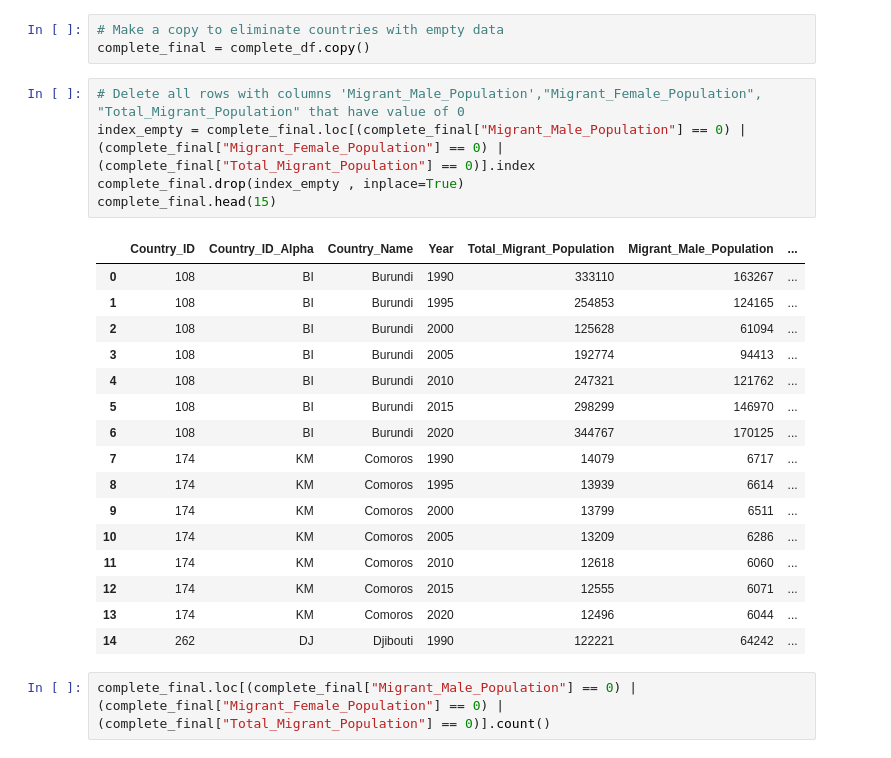
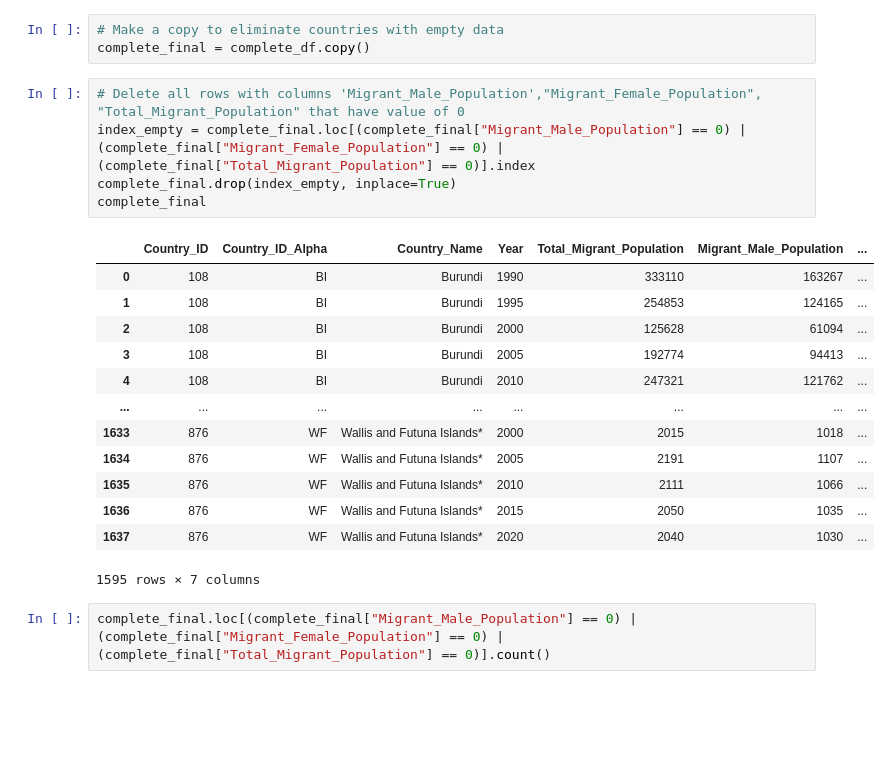
Before and after one commit to pavlarsen/Final_Project, a Jupyter notebook: data_preprocessing_part1.ipynb, the cells around one changed output. Saved outputs shown, nothing was run; the diff lists cells and outputs as text; blank space fills up the shorter version.

```diff
--- a/data_preprocessing_part1.ipynb
+++ b/data_preprocessing_part1.ipynb
@@ -199,25 +199,22 @@ complete_final = complete_df.copy()
 # %%
 # Delete all rows with columns 'Migrant_Male_Population',"Migrant_Female_Population", "Total_Migrant_Population" that have value of 0
 index_empty = complete_final.loc[(complete_final["Migrant_Male_Population"] == 0) | (complete_final["Migrant_Female_Population"] == 0) | (complete_final["Total_Migrant_Population"] == 0)].index
-complete_final.drop(index_empty , inplace=True)
-complete_final.head(15)
+complete_final.drop(index_empty, inplace=True)
+complete_final
 # %% [output]
 |  | Country_ID | Country_ID_Alpha | Country_Name | Year | Total_Migrant_Population | Migrant_Male_Population | ... |
 | 0 | 108 | BI | Burundi | 1990 | 333110 | 163267 | ... |
 | 1 | 108 | BI | Burundi | 1995 | 254853 | 124165 | ... |
 | 2 | 108 | BI | Burundi | 2000 | 125628 | 61094 | ... |
 | 3 | 108 | BI | Burundi | 2005 | 192774 | 94413 | ... |
 | 4 | 108 | BI | Burundi | 2010 | 247321 | 121762 | ... |
-| 5 | 108 | BI | Burundi | 2015 | 298299 | 146970 | ... |
-| 6 | 108 | BI | Burundi | 2020 | 344767 | 170125 | ... |
-| 7 | 174 | KM | Comoros | 1990 | 14079 | 6717 | ... |
-| 8 | 174 | KM | Comoros | 1995 | 13939 | 6614 | ... |
-| 9 | 174 | KM | Comoros | 2000 | 13799 | 6511 | ... |
-| 10 | 174 | KM | Comoros | 2005 | 13209 | 6286 | ... |
-| 11 | 174 | KM | Comoros | 2010 | 12618 | 6060 | ... |
-| 12 | 174 | KM | Comoros | 2015 | 12555 | 6071 | ... |
-| 13 | 174 | KM | Comoros | 2020 | 12496 | 6044 | ... |
-| 14 | 262 | DJ | Djibouti | 1990 | 122221 | 64242 | ... |
+| ... | ... | ... | ... | ... | ... | ... | ... |
+| 1633 | 876 | WF | Wallis and Futuna Islands* | 2000 | 2015 | 1018 | ... |
+| 1634 | 876 | WF | Wallis and Futuna Islands* | 2005 | 2191 | 1107 | ... |
+| 1635 | 876 | WF | Wallis and Futuna Islands* | 2010 | 2111 | 1066 | ... |
+| 1636 | 876 | WF | Wallis and Futuna Islands* | 2015 | 2050 | 1035 | ... |
+| 1637 | 876 | WF | Wallis and Futuna Islands* | 2020 | 2040 | 1030 | ... |
+1595 rows × 7 columns
 # %%
 complete_final.loc[(complete_final["Migrant_Male_Population"] == 0) | (complete_final["Migrant_Female_Population"] == 0) | (complete_final["Total_Migrant_Population"] == 0)].count()
 # %% [output]
```
Also changed, not shown: parts of 2 cells of this notebook, 1 other file.
